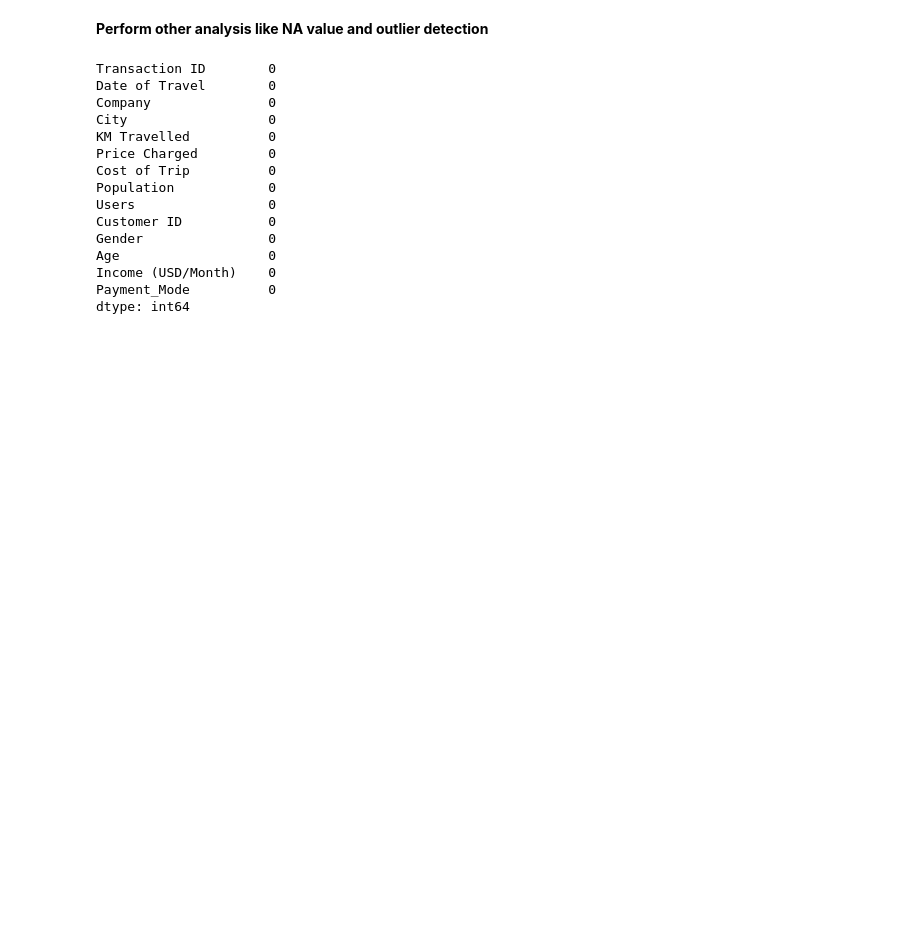
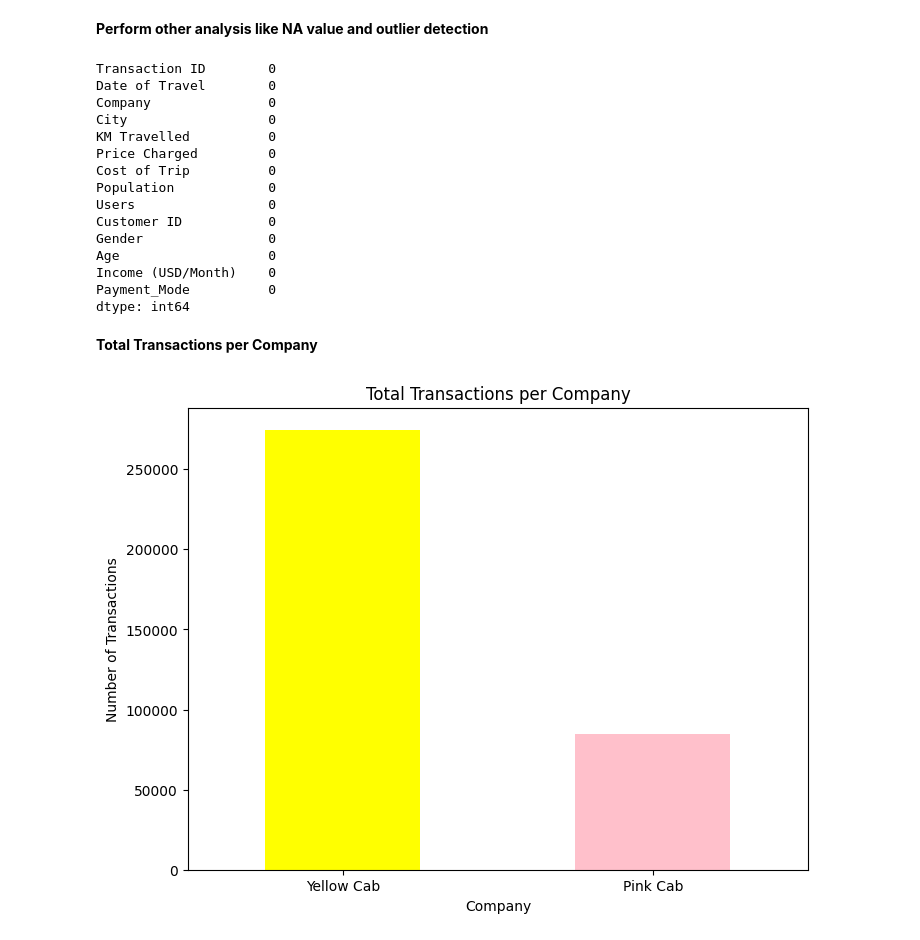
Before and after one commit to awwab-ahmed/DataGlacier, a Jupyter notebook: Week2/EDA Notebook (G2M insight for Cab Investment firm).ipynb, the cells around one changed output. Cells and saved outputs as stored; diff of their text form; code cells hidden in the pictures; blank space fills up the shorter version.

```diff
--- a/Week2/EDA Notebook (G2M insight for Cab Investment firm).ipynb
+++ b/Week2/EDA Notebook (G2M insight for Cab Investment firm).ipynb
@@ -215,3 +218,16 @@ Age                   0
 Income (USD/Month)    0
 Payment_Mode          0
 dtype: int64
+# %% [markdown]
+**Total Transactions per Company**
+# %%
+transactions_per_company = all_datasets_merged['Company'].value_counts()
+plt.figure(figsize=(8, 6))
+transactions_per_company.plot(kind='bar', color=['yellow', 'pink'])
+plt.title('Total Transactions per Company')
+plt.xlabel('Company')
+plt.ylabel('Number of Transactions')
+plt.xticks(rotation=0)
+plt.show()
+# %% [output]
+[figure, added]
```
Also changed, not shown: parts of 17 cells of this notebook, 1 other file.
